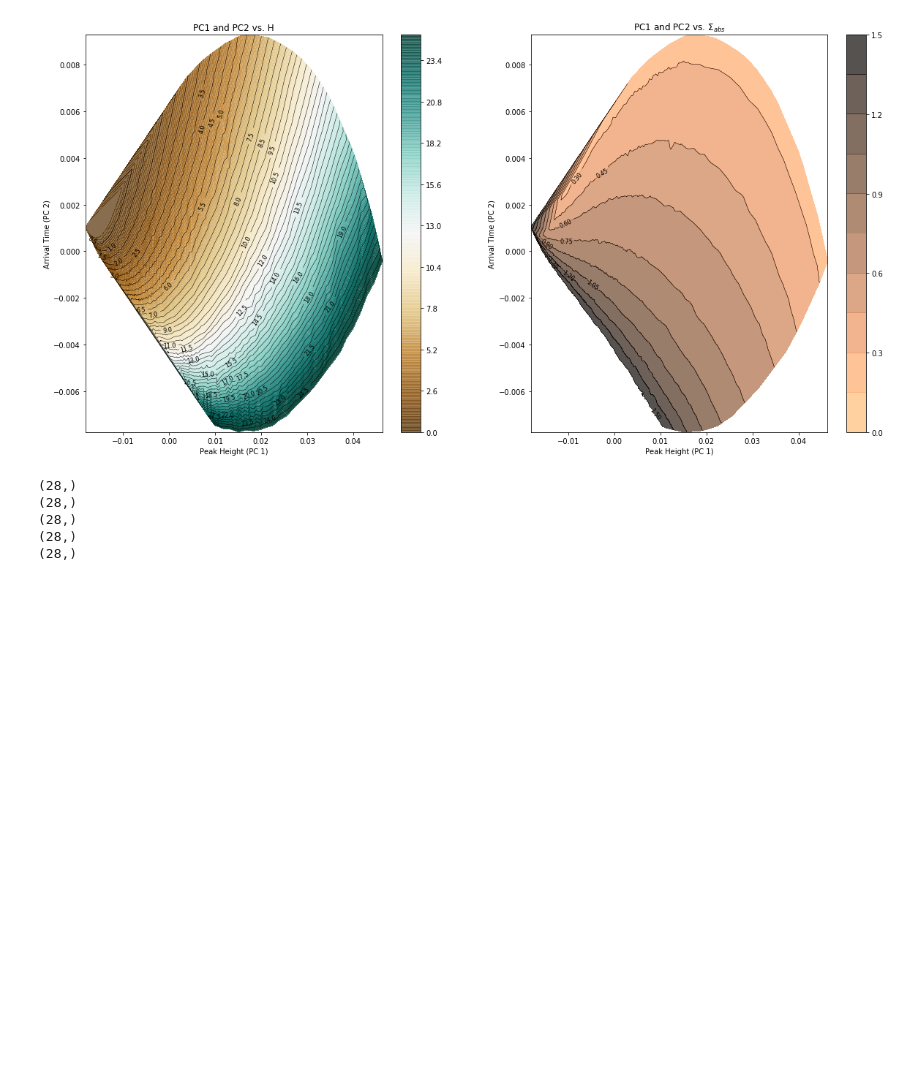
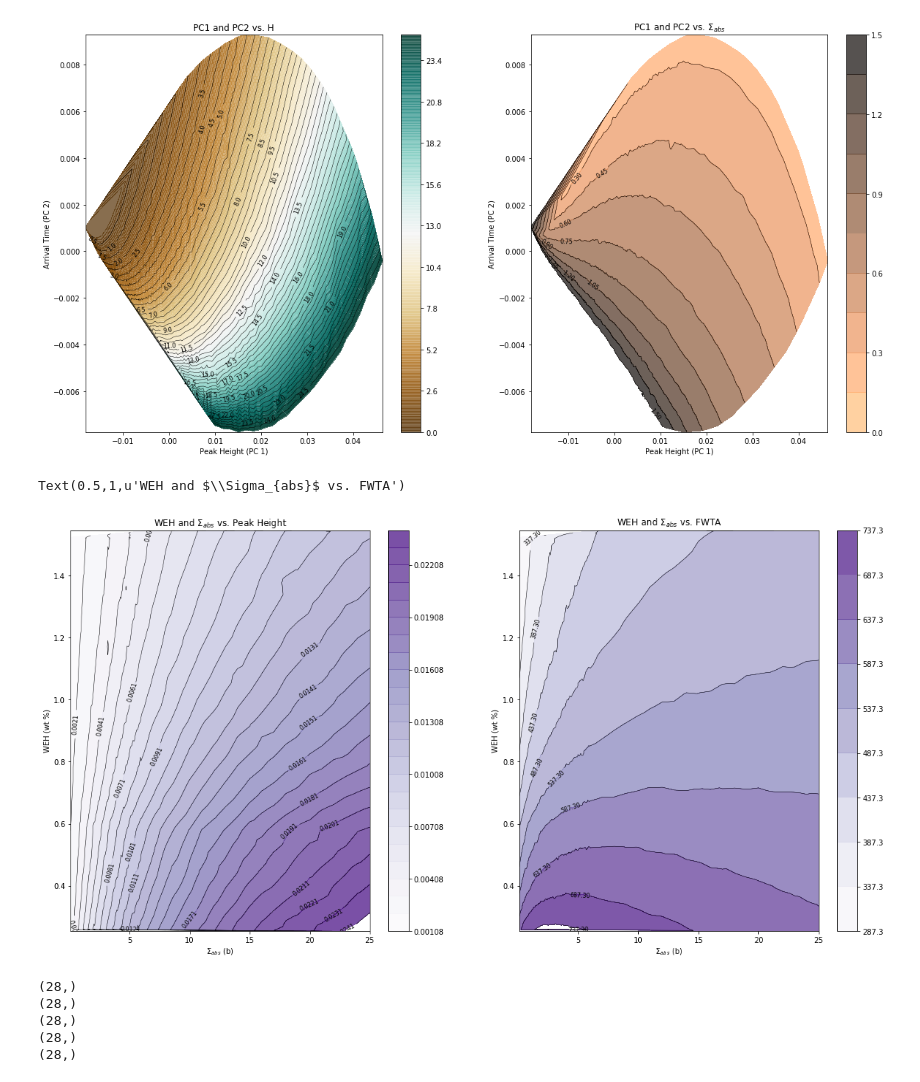
Before and after one commit to hannah-rae/dan_analysis, a Jupyter notebook: data_exploration.ipynb, the cells around one changed output. Drawn from its saved outputs; the diff is of its cells as text; code cells hidden in the pictures; blank space fills up the shorter version.

Commit message:
New contour plot + manifold

```diff
--- a/data_exploration.ipynb
+++ b/data_exploration.ipynb
@@ -119,6 +120,31 @@ ax4.set_title('PC1 and PC2 vs. $\Sigma_{abs}$')
 # %% [output]
 Text(0.5,1,u'PC1 and PC2 vs. $\\Sigma_{abs}$')
 [figure]
+# %%
+fig, (ax3, ax4) = plt.subplots(nrows=1, ncols=2, figsize=(20,10))
+
+cs = ax3.tricontour(Y[:,0], Y[:,1], peak_height, levels=np.arange(np.min(peak_height), np.max(peak_height), 0.001), linewidths=0.5, colors='k')
+ax3.clabel(cs, fontsize=8, inline=1, fmt='%1.4f')
+cntr2 = ax3.tricontourf(Y[:,0], Y[:,1], peak_height, levels=np.arange(np.min(peak_height), np.max(peak_height), 0.001), cmap="Purples", alpha=0.7)
+
+cs2 = ax4.tricontour(Y[:,0], Y[:,1], arr_time, levels=np.arange(np.min(arr_time), np.max(arr_time), 50), linewidths=0.5, colors='k')
+ax4.clabel(cs2, fontsize=8, inline=1, fmt='%1.2f')
+cntr3 = ax4.tricontourf(Y[:,0], Y[:,1], arr_time, levels=np.arange(np.min(arr_time), np.max(arr_time), 50), cmap="Purples", alpha=0.7)
+
+fig.colorbar(cntr2, ax=ax3)
+fig.colorbar(cntr3, ax=ax4)
+
+ax3.set_xlabel('$\Sigma_{abs}$ (b)')
+ax3.set_ylabel('WEH (wt %)')
+
+ax4.set_xlabel('$\Sigma_{abs}$ (b)')
+ax4.set_ylabel('WEH (wt %)')
+
+ax3.set_title('WEH and $\Sigma_{abs}$ vs. Peak Height')
+ax4.set_title('WEH and $\Sigma_{abs}$ vs. FWTA')
+# %% [output]
+Text(0.5,1,u'WEH and $\\Sigma_{abs}$ vs. FWTA')
+[figure, added]
 # %%
 d = 5.0
 for h in np.arange(1.0, 25.1, d):
```
Also changed, not shown: parts of 7 cells of this notebook.
